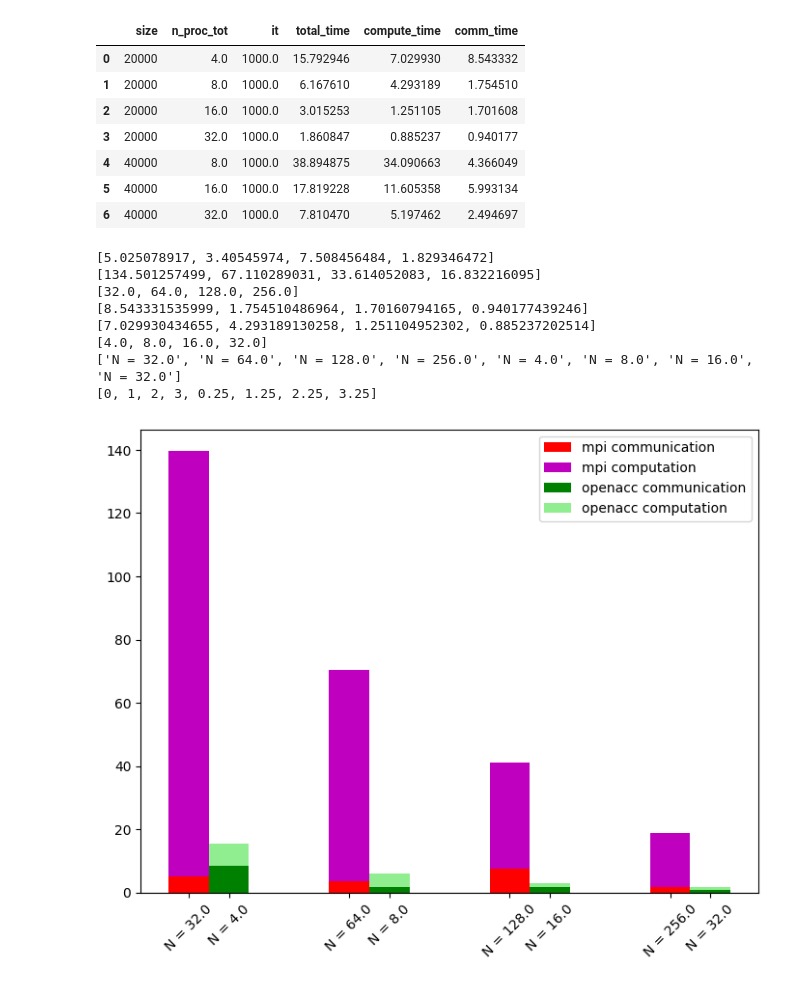
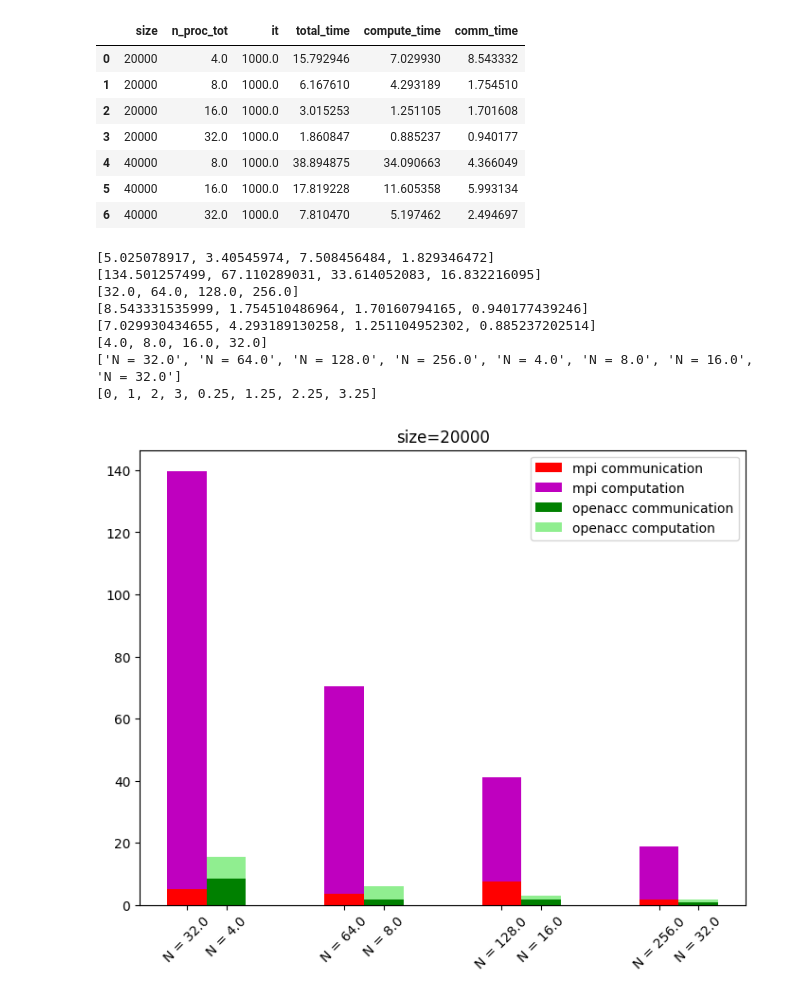
Before and after one commit to RodTol/HPC_part_2, a Jupyter notebook: jacobi_exercise/notebook.ipynb, the cells around one changed output. Cells and saved outputs as stored; diff of their text form; code cells hidden in the pictures.

```diff
--- a/jacobi_exercise/notebook.ipynb
+++ b/jacobi_exercise/notebook.ipynb
@@ -88,31 +88,32 @@ def plot(df_array):
     fig = plt.figure()
     ax = fig.add_axes([0,0,1,1])
 
     ax.bar(X , comm_time_mpi, color = 'r', width = 0.25)
     ax.bar(X , compute_time_mpi, bottom=comm_time_mpi, color = 'm', width = 0.25)
     ax.bar(X + 0.25, comm_time_openacc, color = 'g', width = 0.25)
     ax.bar(X + 0.25, compute_time_openacc, bottom=comm_time_openacc, color = 'LightGreen', width = 0.25)
 
     ticks = ['N = ' + str(size) for size in name_mpi]
     for size in name_openacc:
         ticks.append('N = ' +str(size) )
     print(ticks)
     print(X_ticks)
     ax.set_xticks(X_ticks, (ticks))
 
     ax.legend(labels=['mpi communication', 'mpi computation', 'openacc communication',  'openacc computation'])
     plt.xticks(fontsize=10, rotation=45)
+    plt.title('size=20000')
     plt.show()
 
 
 plot(data_frames)
 # %% [output]
 [5.025078917, 3.40545974, 7.508456484, 1.829346472]
 [134.501257499, 67.110289031, 33.614052083, 16.832216095]
 [32.0, 64.0, 128.0, 256.0]
 [8.543331535999, 1.754510486964, 1.70160794165, 0.940177439246]
 [7.029930434655, 4.293189130258, 1.251104952302, 0.885237202514]
 [4.0, 8.0, 16.0, 32.0]
 ['N = 32.0', 'N = 64.0', 'N = 128.0', 'N = 256.0', 'N = 4.0', 'N = 8.0', 'N = 16.0', 'N = 32.0']
 [0, 1, 2, 3, 0.25, 1.25, 2.25, 3.25]
-[figure, old version]
+[figure, new version]
```
Also changed, not shown: 3 other files.
